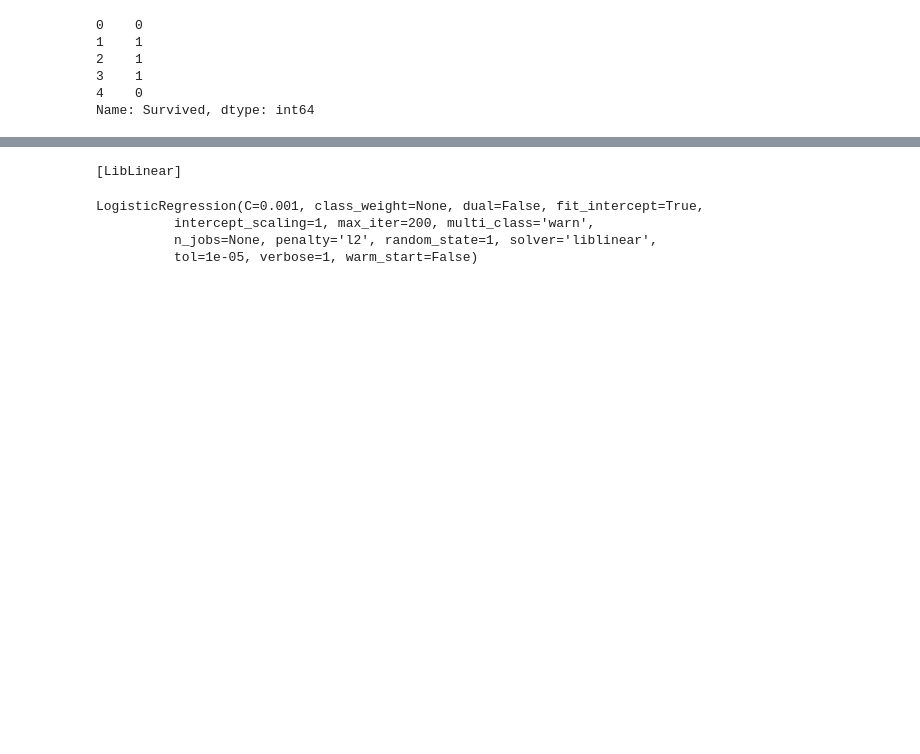
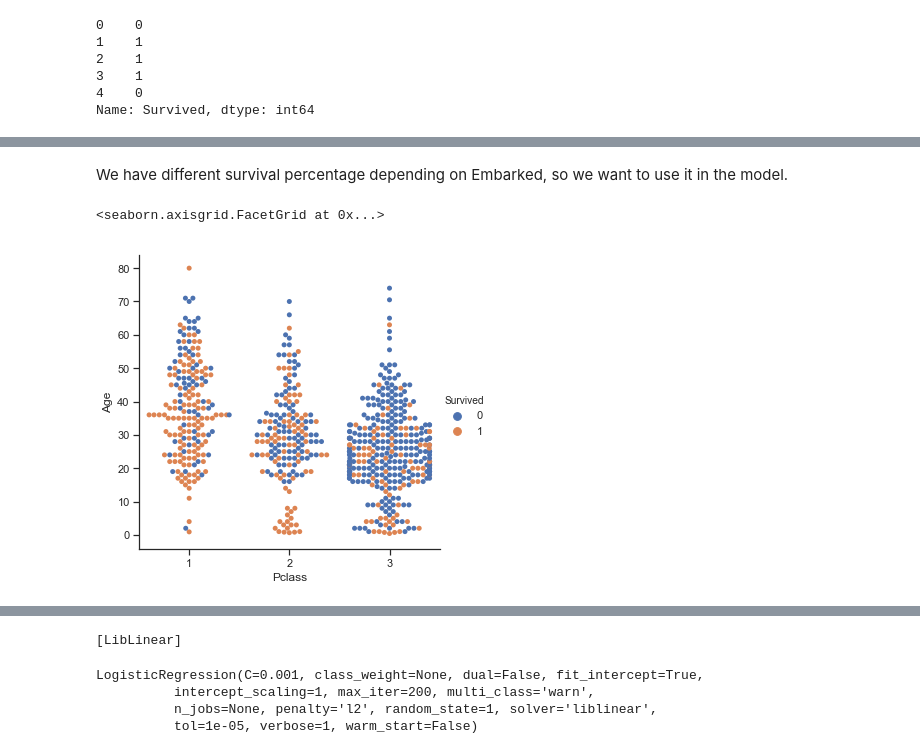
Before and after one commit to metacreek/kaggle-titanic, a Jupyter notebook: Titanic.ipynb, the cells around one changed output, grey strips where cells are left out. Saved outputs shown, nothing was run; the diff lists cells and outputs as text; code cells hidden in the pictures; blank space fills up the shorter version.

```diff
--- a/Titanic.ipynb
+++ b/Titanic.ipynb
@@ -7,3 +10,5 @@ from sklearn.preprocessing import PowerTransformer
+# %%
+sns.set(style="ticks", color_codes=True)
 # %%
 training_file = './input/train.csv'
 training_data = pd.read_csv(training_file)
@@ -29,0 +43,7 @@ Name: Survived, dtype: int64
+# %% [markdown]
+We have different survival percentage depending on Embarked, so we want to use it in the model.
+# %%
+sns.catplot(x="Pclass", y="Age", data=training_data, hue="Survived", kind="swarm")
+# %% [output]
+<seaborn.axisgrid.FacetGrid at 0x...>
+[figure, added]
```
Also changed, not shown: parts of 22 cells of this notebook, 1 other file.
